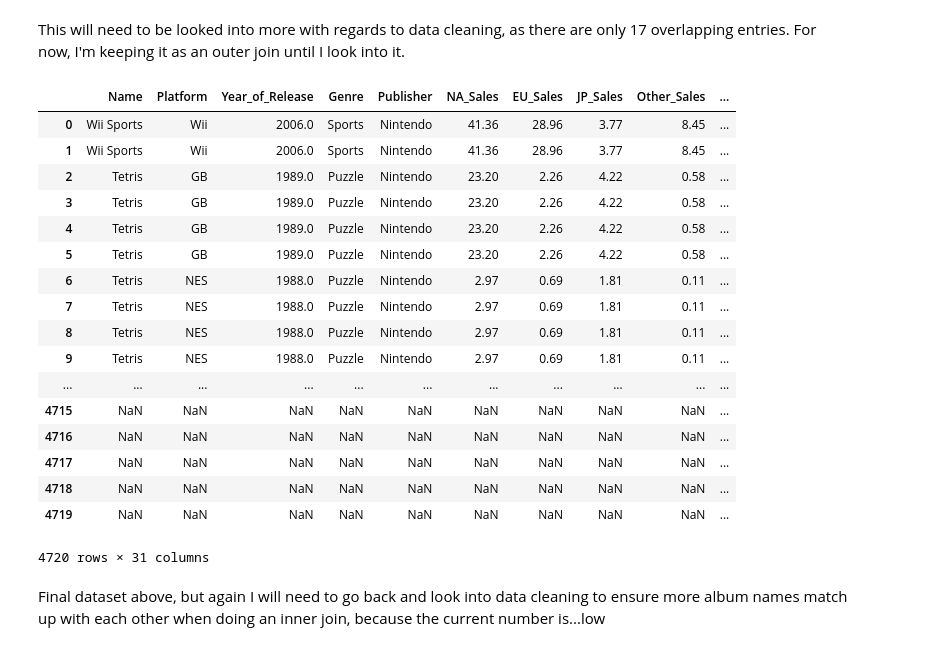
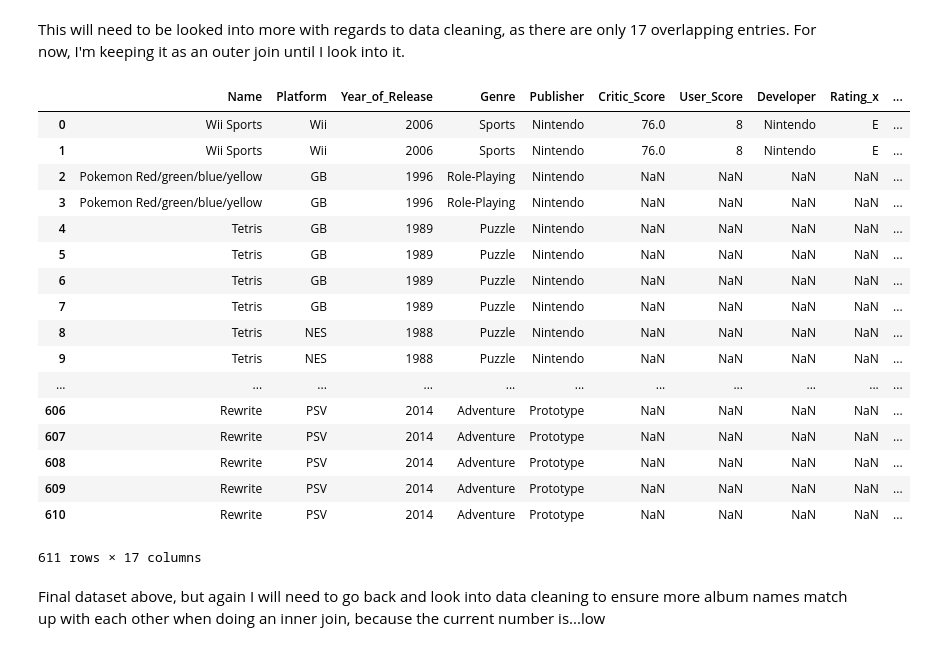
Before and after one commit to ewijohnson/johnson_eric_data_mashup_project, a Jupyter notebook: jupyter_notebooks_data_mashup/Dataset Combining.ipynb, the cells around one changed output. Saved outputs shown, nothing was run; the diff lists cells and outputs as text; code cells hidden in the pictures.

```diff
--- a/jupyter_notebooks_data_mashup/Dataset Combining.ipynb
+++ b/jupyter_notebooks_data_mashup/Dataset Combining.ipynb
@@ -14,7 +23,7 @@ First, all of the datasets need to be read in.
 kaggle_file = '../Datasets/Kaggle/video-game-sales-with-ratings/video_game_sales_cleaned.csv'
 kaggle = pd.read_csv(kaggle_file)
 # %%
-wiki_file = '../Datasets/Wikipedia/List of Video Game Musicians/all_composer_data_cleaned.csv'
+wiki_file = '../Datasets/Wikipedia/List of Video Game Musicians/all_composer_data_cleaned_adjusted.txt'
 wiki = pd.read_csv(wiki_file, sep=';')
 # %%
 vgmdb_artist_file = '../Datasets/vgmdb/highest_rated_artists_cleaned_adjusted.txt'
@@ -54,9 +63,9 @@ kaggle
 # %% [markdown]
 We can now extract just the columns that we want from this dataset.
 # %%
-kaggle_columns_extracted = kaggle.loc[:, ['Name', 'Platform', 'Year_of_Release', 'Genre', 'Publisher',
-                                          'Critic_Score', 'User_Score', 'Developer', 'Rating']]
-kaggle_columns_extracted
+kaggle = kaggle.loc[:, ['Name', 'Platform', 'Year_of_Release', 'Genre', 'Publisher', 'Critic_Score', 'User_Score',
+                        'Developer', 'Rating']]
+kaggle
 # %% [output]
 |  | Name | Platform | Year_of_Release | Genre | Publisher | Critic_Score | User_Score | Developer | Rating |
 | 0 | Wii Sports | Wii | 2006 | Sports | Nintendo | 76.0 | 8 | Nintendo | E |
@@ -124,0 +134,3 @@ vgmdb_artist
+# %%
+vgmdb_artist = vgmdb_artist.loc[:, ['Rank', 'Artist Name', 'Rating']]
+vgmdb_artist
@@ -430,27 +440,27 @@ mp3_merge_vgmdb
 # %% [markdown]
 This will need to be looked into more with regards to data cleaning, as there are only 17 overlapping entries. For now, I'm keeping it as an outer join until I look into it.
 # %%
-final_dataset = pd.merge(vgmdb_wiki_kaggle, mp3_merge_vgmdb, left_on='Name', right_on='Album Name', how='outer')
+final_dataset = pd.merge(vgmdb_wiki_kaggle, mp3_downloads, left_on='Name', right_on='Album')
 final_dataset
 # %% [output]
-|  | Name | Platform | Year_of_Release | Genre | Publisher | NA_Sales | EU_Sales | JP_Sales | Other_Sales | ... |
-| 0 | Wii Sports | Wii | 2006.0 | Sports | Nintendo | 41.36 | 28.96 | 3.77 | 8.45 | ... |
-| 1 | Wii Sports | Wii | 2006.0 | Sports | Nintendo | 41.36 | 28.96 | 3.77 | 8.45 | ... |
-| 2 | Tetris | GB | 1989.0 | Puzzle | Nintendo | 23.20 | 2.26 | 4.22 | 0.58 | ... |
-| 3 | Tetris | GB | 1989.0 | Puzzle | Nintendo | 23.20 | 2.26 | 4.22 | 0.58 | ... |
-| 4 | Tetris | GB | 1989.0 | Puzzle | Nintendo | 23.20 | 2.26 | 4.22 | 0.58 | ... |
-| 5 | Tetris | GB | 1989.0 | Puzzle | Nintendo | 23.20 | 2.26 | 4.22 | 0.58 | ... |
-| 6 | Tetris | NES | 1988.0 | Puzzle | Nintendo | 2.97 | 0.69 | 1.81 | 0.11 | ... |
-| 7 | Tetris | NES | 1988.0 | Puzzle | Nintendo | 2.97 | 0.69 | 1.81 | 0.11 | ... |
-| 8 | Tetris | NES | 1988.0 | Puzzle | Nintendo | 2.97 | 0.69 | 1.81 | 0.11 | ... |
-| 9 | Tetris | NES | 1988.0 | Puzzle | Nintendo | 2.97 | 0.69 | 1.81 | 0.11 | ... |
+|  | Name | Platform | Year_of_Release | Genre | Publisher | Critic_Score | User_Score | Developer | Rating_x | ... |
+| 0 | Wii Sports | Wii | 2006 | Sports | Nintendo | 76.0 | 8 | Nintendo | E | ... |
+| 1 | Wii Sports | Wii | 2006 | Sports | Nintendo | 76.0 | 8 | Nintendo | E | ... |
+| 2 | Pokemon Red/green/blue/yellow | GB | 1996 | Role-Playing | Nintendo | NaN | NaN | NaN | NaN | ... |
+| 3 | Pokemon Red/green/blue/yellow | GB | 1996 | Role-Playing | Nintendo | NaN | NaN | NaN | NaN | ... |
+| 4 | Tetris | GB | 1989 | Puzzle | Nintendo | NaN | NaN | NaN | NaN | ... |
+| 5 | Tetris | GB | 1989 | Puzzle | Nintendo | NaN | NaN | NaN | NaN | ... |
+| 6 | Tetris | GB | 1989 | Puzzle | Nintendo | NaN | NaN | NaN | NaN | ... |
+| 7 | Tetris | GB | 1989 | Puzzle | Nintendo | NaN | NaN | NaN | NaN | ... |
+| 8 | Tetris | NES | 1988 | Puzzle | Nintendo | NaN | NaN | NaN | NaN | ... |
+| 9 | Tetris | NES | 1988 | Puzzle | Nintendo | NaN | NaN | NaN | NaN | ... |
 | ... | ... | ... | ... | ... | ... | ... | ... | ... | ... | ... |
-| 4715 | NaN | NaN | NaN | NaN | NaN | NaN | NaN | NaN | NaN | ... |
-| 4716 | NaN | NaN | NaN | NaN | NaN | NaN | NaN | NaN | NaN | ... |
-| 4717 | NaN | NaN | NaN | NaN | NaN | NaN | NaN | NaN | NaN | ... |
-| 4718 | NaN | NaN | NaN | NaN | NaN | NaN | NaN | NaN | NaN | ... |
-| 4719 | NaN | NaN | NaN | NaN | NaN | NaN | NaN | NaN | NaN | ... |
+| 606 | Rewrite | PSV | 2014 | Adventure | Prototype | NaN | NaN | NaN | NaN | ... |
+| 607 | Rewrite | PSV | 2014 | Adventure | Prototype | NaN | NaN | NaN | NaN | ... |
+| 608 | Rewrite | PSV | 2014 | Adventure | Prototype | NaN | NaN | NaN | NaN | ... |
+| 609 | Rewrite | PSV | 2014 | Adventure | Prototype | NaN | NaN | NaN | NaN | ... |
+| 610 | Rewrite | PSV | 2014 | Adventure | Prototype | NaN | NaN | NaN | NaN | ... |
-4720 rows × 31 columns
+611 rows × 17 columns
 # %% [markdown]
 Final dataset above, but again I will need to go back and look into data cleaning to ensure more album names match up with each other when doing an inner join, because the current number is...low
 # %%
```
Also changed, not shown: parts of 23 cells of this notebook.
